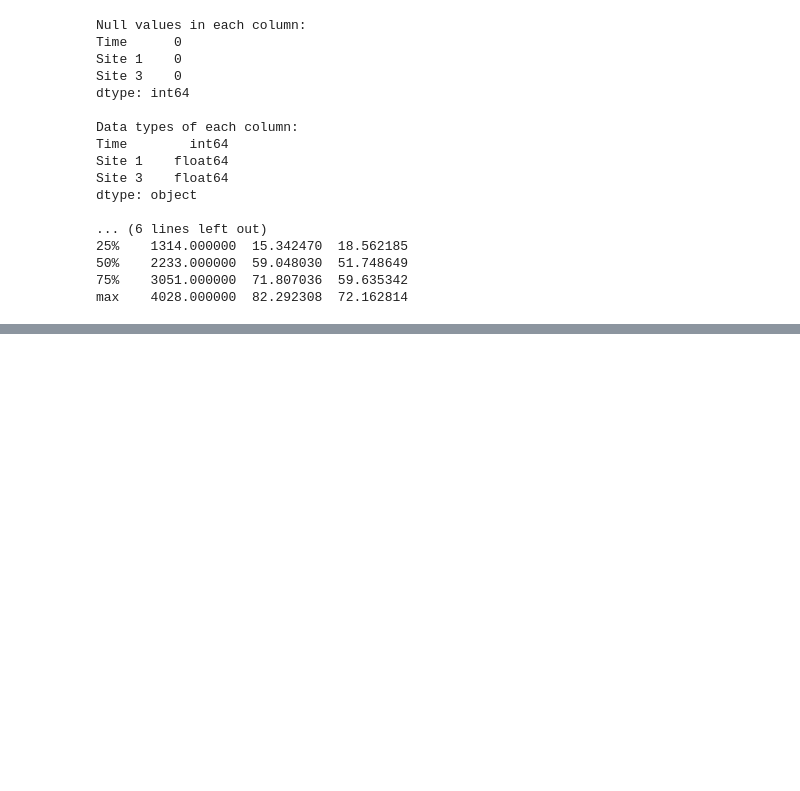
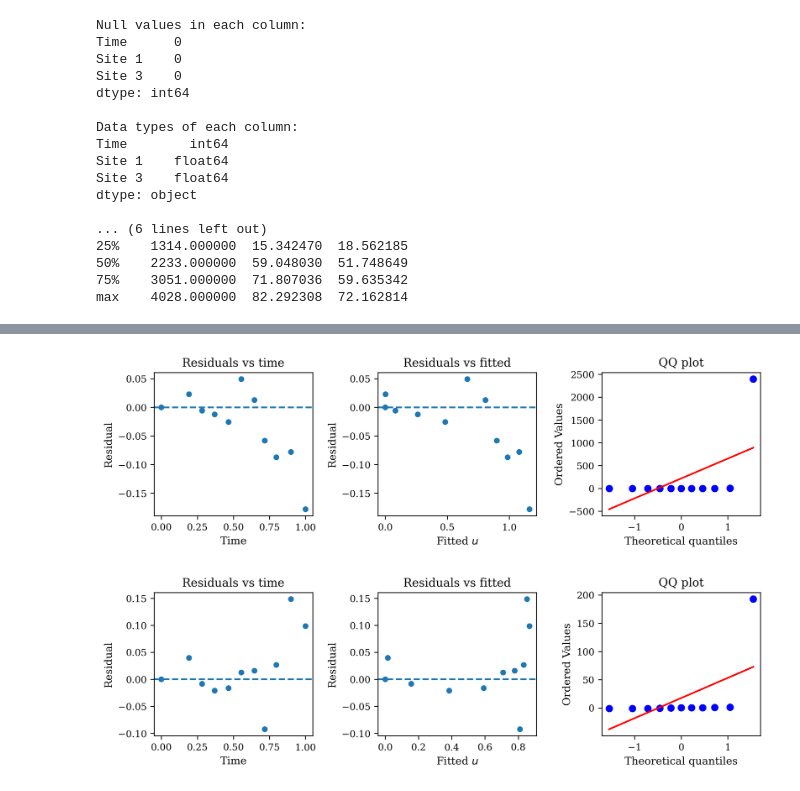
Before and after one commit to beckycrossley/Learning-noise-growth-BINNs, a Jupyter notebook: coralreef-analysis.ipynb, the cells around one changed output, grey strips where cells are left out. Saved outputs shown, nothing was run; the diff lists cells and outputs as text; code cells hidden in the pictures; blank space fills up the shorter version.

```diff
--- a/coralreef-analysis.ipynb
+++ b/coralreef-analysis.ipynb
@@ -262,0 +298,14 @@ plot_binn_results_2x3(ensembles, save_dir)
+# %%
+residual_diagnostics(
+    ensembles_power["Site 1"],
+    title="Power noise",
+    noise_model="power"
+)
+residual_diagnostics(
+    ensembles_power["Site 3"],
+    title="Power noise",
+    noise_model="power"
+)
+# %% [output]
+[figure, added]
+[figure, added]
```
Also changed, not shown: parts of 10 cells of this notebook, 43 other files.
